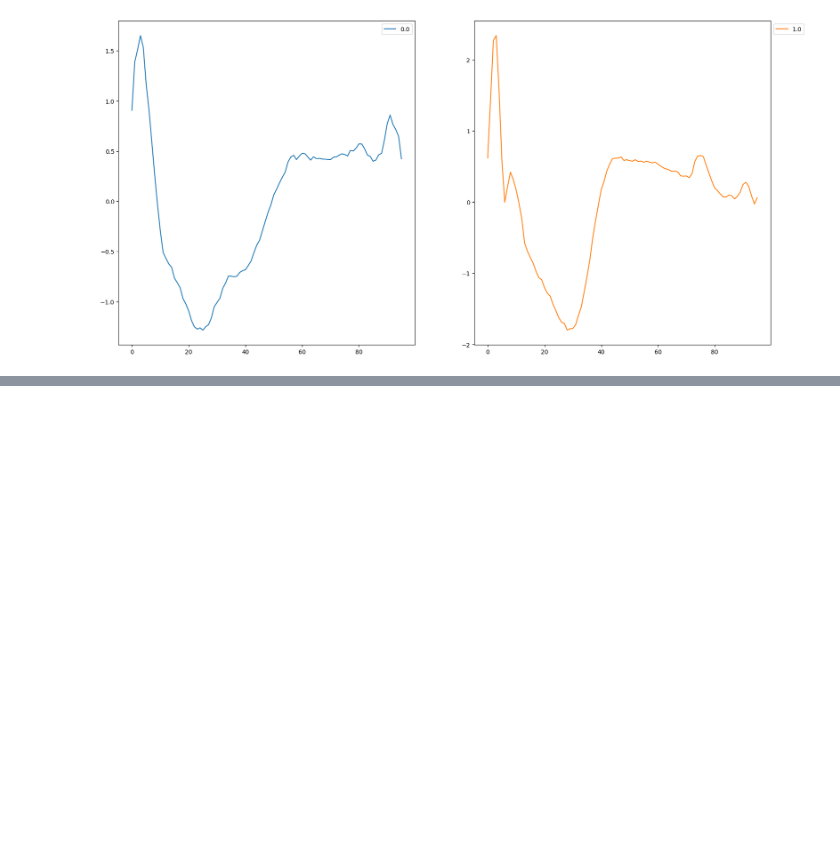
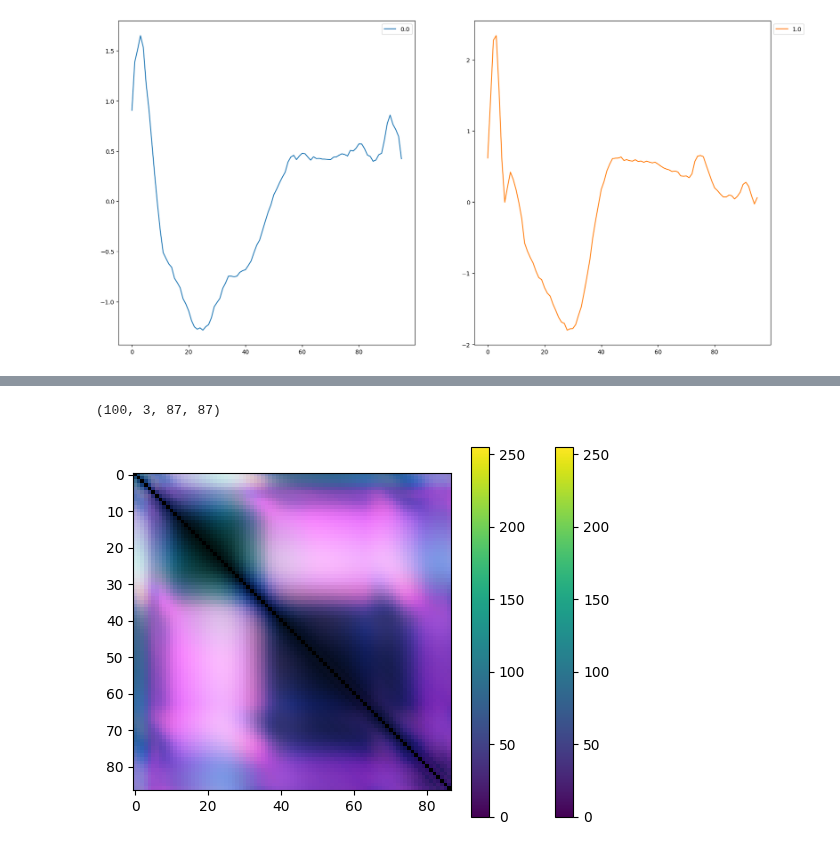
Before and after one commit to aimclub/Fedot.Industrial, a Jupyter notebook: examples/tutorial/time_series/ts_classification/classification_example_advanced.ipynb, the cells around one changed output, grey strips where cells are left out. Drawn from its saved outputs; the diff is of its cells as text; code cells hidden in the pictures; blank space fills up the shorter version.

```diff
--- a/examples/tutorial/time_series/ts_classification/classification_example_advanced.ipynb
+++ b/examples/tutorial/time_series/ts_classification/classification_example_advanced.ipynb
@@ -136,0 +105,4 @@ stat_list_model =  {'quantile_extractor':{'window_size':10,
+# %%
+feature_matrix.predict.shape
+# %% [output]
+(100, 3, 87, 87)
@@ -136,0 +113,6 @@ stat_list_model =  {'quantile_extractor':{'window_size':10,
+# %%
+from fedot_ind.tools.explain.explain import RecurrenceExplainer
+
+rec_explain = RecurrenceExplainer(model=feature_extractor,
+                                  features=feature_matrix.predict,
+                                  target=ecg_dataset[0].target)
@@ -136,0 +123,11 @@ stat_list_model =  {'quantile_extractor':{'window_size':10,
+# %%
+from fedot_ind.core.operation.transformation.data.kernel_matrix import colorise
+metric= 'mean'
+name = 'test'
+for classes, rec_matrix in rec_explain.rec_matrix_by_cls.items():
+        aggregated_rec_matrix = rec_explain.aggregate_func[metric](rec_matrix, axis=0)
+        aggregated_rec_matrix = colorise(aggregated_rec_matrix)
+        plt.imshow(aggregated_rec_matrix.T)
+        plt.colorbar()
+# %% [output]
+[figure, added]
```
Also changed, not shown: parts of 35 cells of this notebook, 7 other files.
